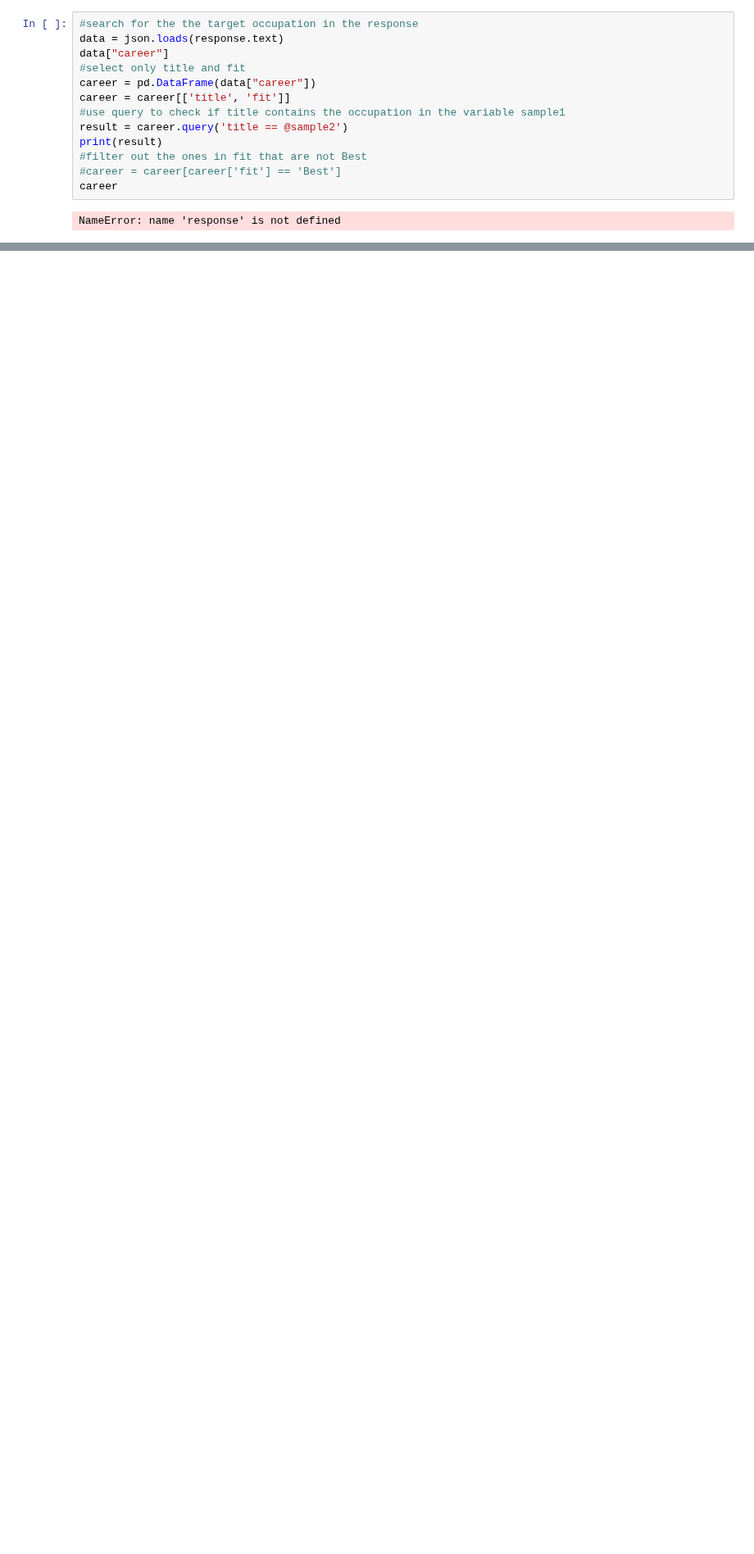
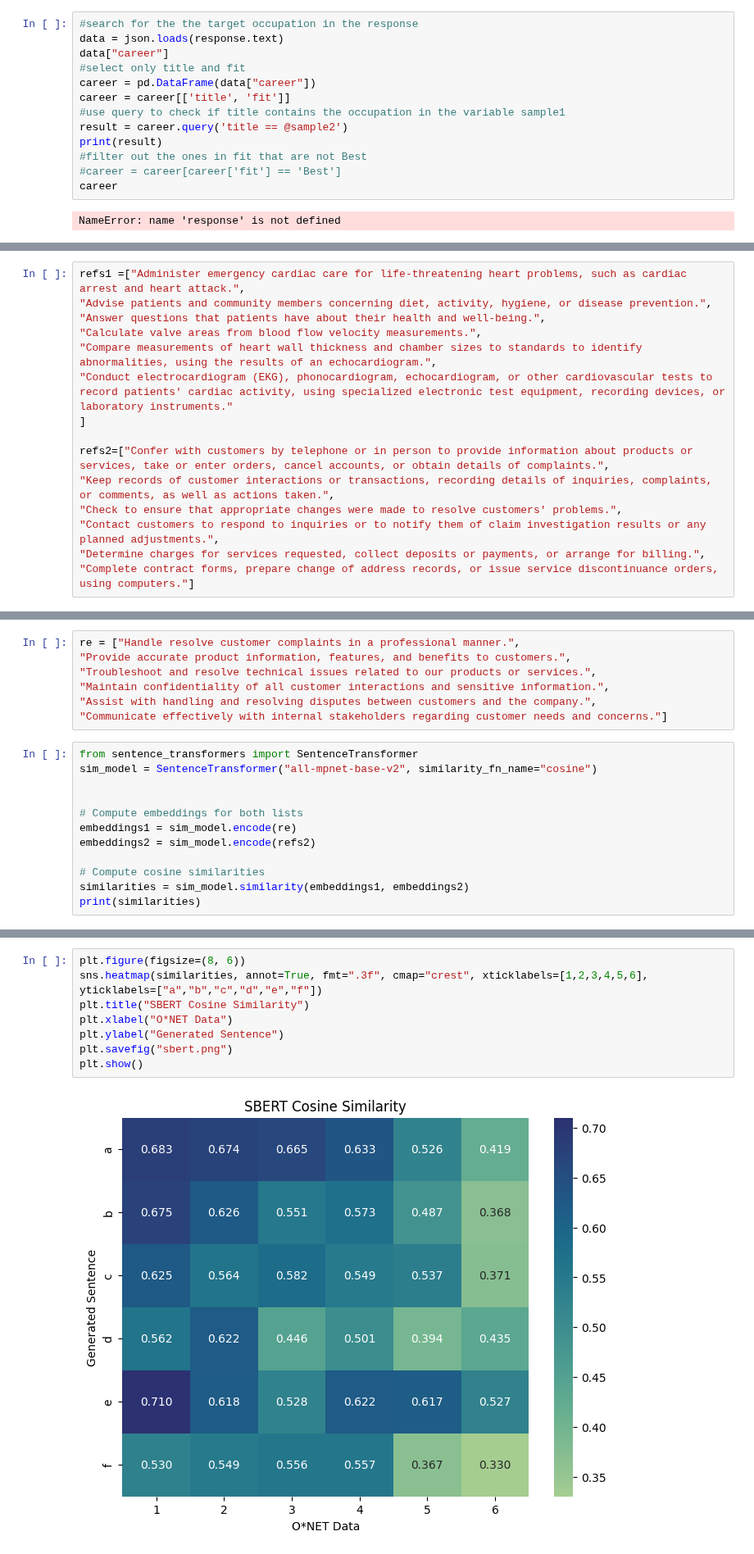
Before and after one commit to Segtanof/Teapot, a Jupyter notebook: renew.ipynb, the cells around one changed output, grey strips where cells are left out. Shown at 82% size. Saved outputs shown, nothing was run; the diff lists cells and outputs as text; blank space fills up the shorter version.

```diff
--- a/renew.ipynb
+++ b/renew.ipynb
@@ -428,0 +345,15 @@ Talk to other physicians about patients to create a treatment plan.
+# %%
+refs1 =["Administer emergency cardiac care for life-threatening heart problems, such as cardiac arrest and heart attack.",
+"Advise patients and community members concerning diet, activity, hygiene, or disease prevention.",
+"Answer questions that patients have about their health and well-being.",
+"Calculate valve areas from blood flow velocity measurements.",
+"Compare measurements of heart wall thickness and chamber sizes to standards to identify abnormalities, using the results of an echocardiogram.",
+"Conduct electrocardiogram (EKG), phonocardiogram, echocardiogram, or other cardiovascular tests to record patients' cardiac activity, using specialized electronic test equipment, recording devices, or laboratory instruments."
+]
+
+refs2=["Confer with customers by telephone or in person to provide information about products or services, take or enter orders, cancel accounts, or obtain details of complaints.",
+"Keep records of customer interactions or transactions, recording details of inquiries, complaints, or comments, as well as actions taken.",
+"Check to ensure that appropriate changes were made to resolve customers' problems.",
+"Contact customers to respond to inquiries or to notify them of claim investigation results or any planned adjustments.",
+"Determine charges for services requested, collect deposits or payments, or arrange for billing.",
+"Complete contract forms, prepare change of address records, or issue service discontinuance orders, using computers."]
@@ -489,0 +519,19 @@ tensor([0.6566])
+# %%
+re = ["Handle resolve customer complaints in a professional manner.",
+"Provide accurate product information, features, and benefits to customers.",
+"Troubleshoot and resolve technical issues related to our products or services.",
+"Maintain confidentiality of all customer interactions and sensitive information.",
+"Assist with handling and resolving disputes between customers and the company.",
+"Communicate effectively with internal stakeholders regarding customer needs and concerns."]
+# %%
+from sentence_transformers import SentenceTransformer
+sim_model = SentenceTransformer("all-mpnet-base-v2", similarity_fn_name="cosine")
+
+
+# Compute embeddings for both lists
+embeddings1 = sim_model.encode(re)
+embeddings2 = sim_model.encode(refs2)
+
+# Compute cosine similarities
+similarities = sim_model.similarity(embeddings1, embeddings2)
+print(similarities)
@@ -489,0 +545,10 @@ tensor([0.6566])
+# %%
+plt.figure(figsize=(8, 6))
+sns.heatmap(similarities, annot=True, fmt=".3f", cmap="crest", xticklabels=[1,2,3,4,5,6], yticklabels=["a","b","c","d","e","f"])
+plt.title("SBERT Cosine Similarity")
+plt.xlabel("O*NET Data")
+plt.ylabel("Generated Sentence")
+plt.savefig("sbert.png")
+plt.show()
+# %% [output]
+[figure, added]
```
Also changed, not shown: parts of 22 cells of this notebook, 3 other files.
